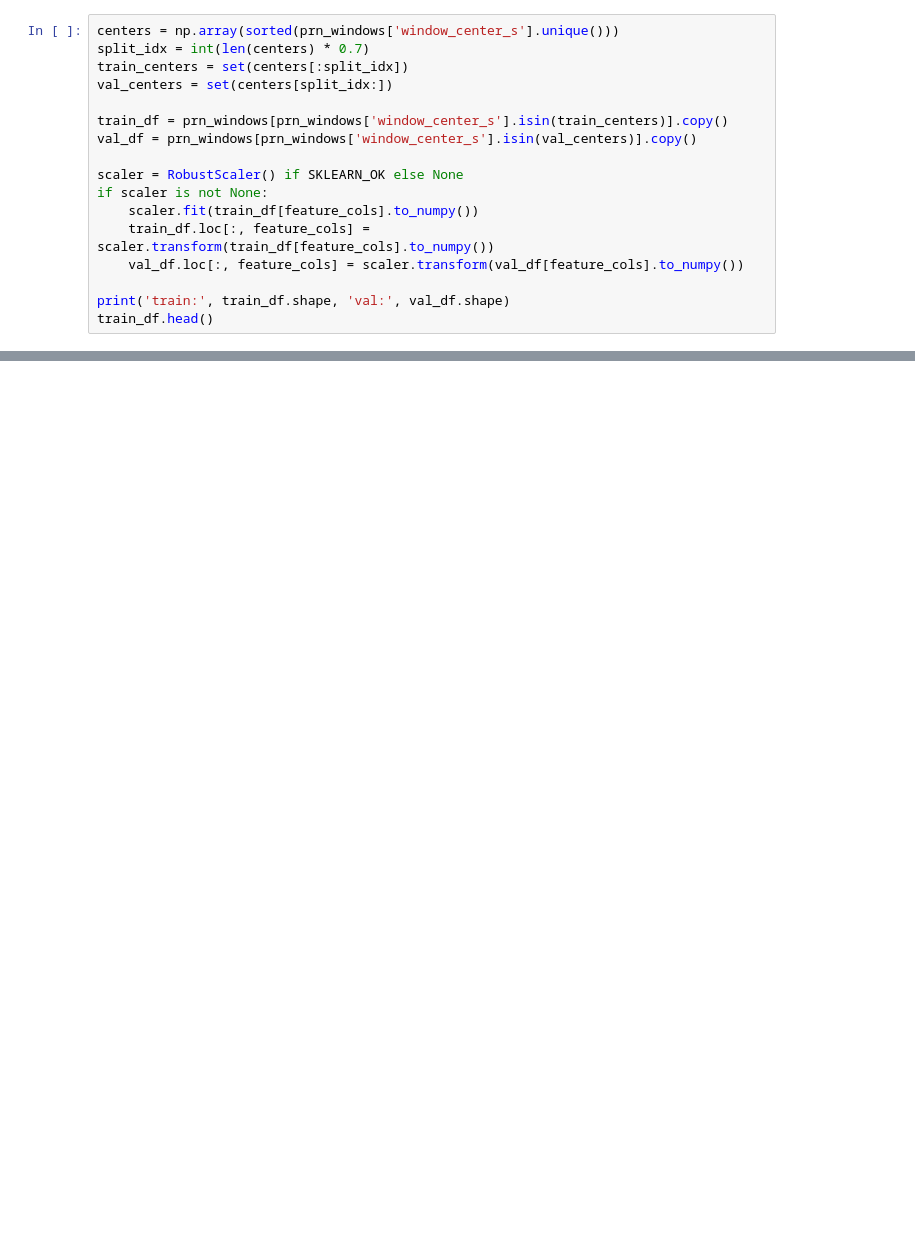
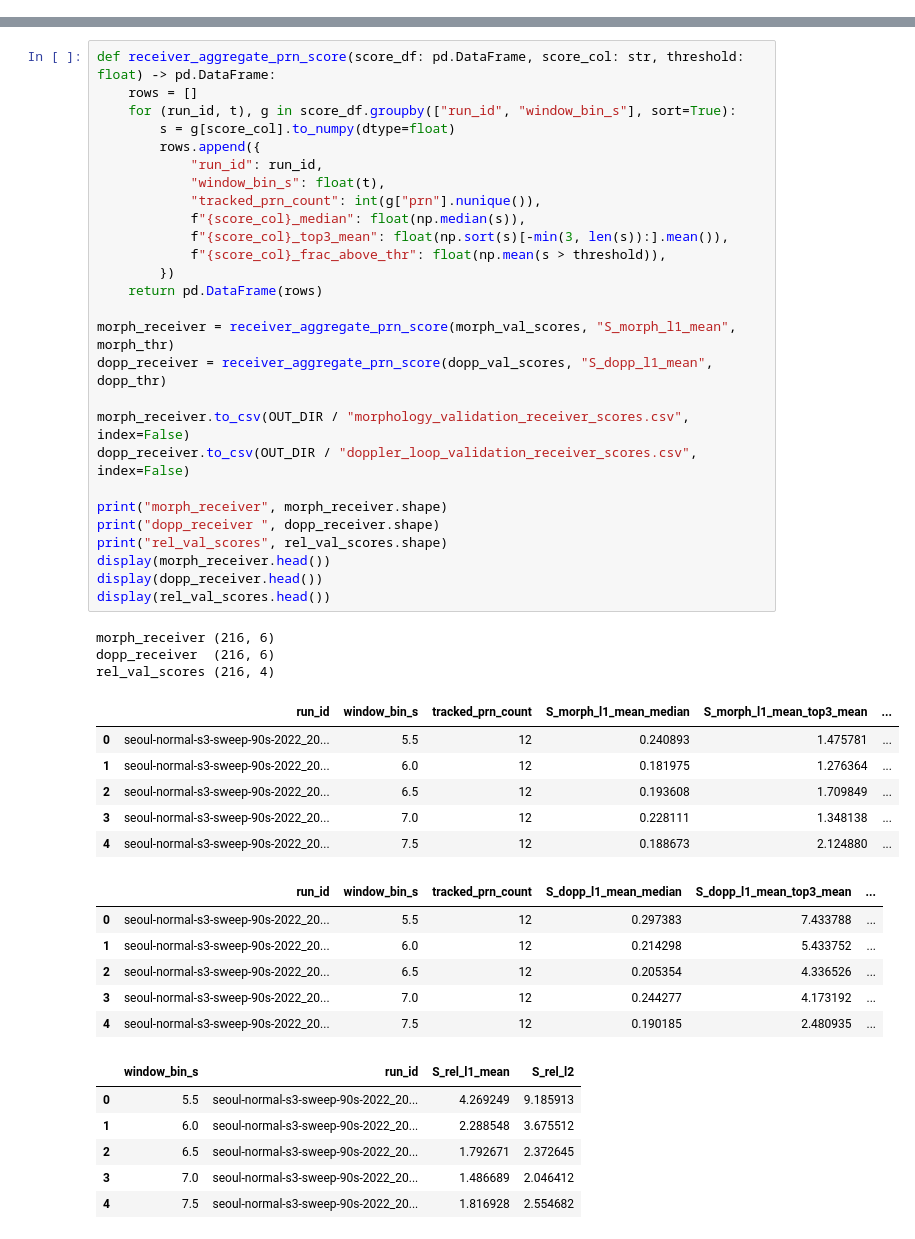
Before and after one commit to ljaehwan/gnss-doppler-lab, a Jupyter notebook: notebooks/experiments/normal_only_prn_graph_training.ipynb, the cells around one changed output, grey strips where cells are left out. Saved outputs shown, nothing was run; the diff lists cells and outputs as text; blank space fills up the shorter version.

```diff
--- a/notebooks/experiments/normal_only_prn_graph_training.ipynb
+++ b/notebooks/experiments/normal_only_prn_graph_training.ipynb
@@ -411,17 +0,0 @@ print('receiver windows:', prn_windows['window_center_s'].nunique())
-# %%
-centers = np.array(sorted(prn_windows['window_center_s'].unique()))
-split_idx = int(len(centers) * 0.7)
-train_centers = set(centers[:split_idx])
-val_centers = set(centers[split_idx:])
-
-train_df = prn_windows[prn_windows['window_center_s'].isin(train_centers)].copy()
-val_df = prn_windows[prn_windows['window_center_s'].isin(val_centers)].copy()
-
-scaler = RobustScaler() if SKLEARN_OK else None
-if scaler is not None:
-    scaler.fit(train_df[feature_cols].to_numpy())
-    train_df.loc[:, feature_cols] = scaler.transform(train_df[feature_cols].to_numpy())
-    val_df.loc[:, feature_cols] = scaler.transform(val_df[feature_cols].to_numpy())
-
-print('train:', train_df.shape, 'val:', val_df.shape)
-train_df.head()
@@ -714,0 +862,49 @@ artifacts/normal_only_prn_graph_training/
+# %%
+def receiver_aggregate_prn_score(score_df: pd.DataFrame, score_col: str, threshold: float) -> pd.DataFrame:
+    rows = []
+    for (run_id, t), g in score_df.groupby(["run_id", "window_bin_s"], sort=True):
+        s = g[score_col].to_numpy(dtype=float)
+        rows.append({
+            "run_id": run_id,
+            "window_bin_s": float(t),
+            "tracked_prn_count": int(g["prn"].nunique()),
+            f"{score_col}_median": float(np.median(s)),
+            f"{score_col}_top3_mean": float(np.sort(s)[-min(3, len(s)):].mean()),
+            f"{score_col}_frac_above_thr": float(np.mean(s > threshold)),
+        })
+    return pd.DataFrame(rows)
+
+morph_receiver = receiver_aggregate_prn_score(morph_val_scores, "S_morph_l1_mean", morph_thr)
+dopp_receiver = receiver_aggregate_prn_score(dopp_val_scores, "S_dopp_l1_mean", dopp_thr)
+
+morph_receiver.to_csv(OUT_DIR / "morphology_validation_receiver_scores.csv", index=False)
+dopp_receiver.to_csv(OUT_DIR / "doppler_loop_validation_receiver_scores.csv", index=False)
+
+print("morph_receiver", morph_receiver.shape)
+print("dopp_receiver ", dopp_receiver.shape)
+print("rel_val_scores", rel_val_scores.shape)
+display(morph_receiver.head())
+display(dopp_receiver.head())
+display(rel_val_scores.head())
+# %% [output]
+morph_receiver (216, 6)
+dopp_receiver  (216, 6)
+rel_val_scores (216, 4)
+|  | run_id | window_bin_s | tracked_prn_count | S_morph_l1_mean_median | S_morph_l1_mean_top3_mean | ... |
+| 0 | seoul-normal-s3-sweep-90s-2022_20... | 5.5 | 12 | 0.240893 | 1.475781 | ... |
+| 1 | seoul-normal-s3-sweep-90s-2022_20... | 6.0 | 12 | 0.181975 | 1.276364 | ... |
+| 2 | seoul-normal-s3-sweep-90s-2022_20... | 6.5 | 12 | 0.193608 | 1.709849 | ... |
+| 3 | seoul-normal-s3-sweep-90s-2022_20... | 7.0 | 12 | 0.228111 | 1.348138 | ... |
+| 4 | seoul-normal-s3-sweep-90s-2022_20... | 7.5 | 12 | 0.188673 | 2.124880 | ... |
+|  | run_id | window_bin_s | tracked_prn_count | S_dopp_l1_mean_median | S_dopp_l1_mean_top3_mean | ... |
+| 0 | seoul-normal-s3-sweep-90s-2022_20... | 5.5 | 12 | 0.297383 | 7.433788 | ... |
+| 1 | seoul-normal-s3-sweep-90s-2022_20... | 6.0 | 12 | 0.214298 | 5.433752 | ... |
+| 2 | seoul-normal-s3-sweep-90s-2022_20... | 6.5 | 12 | 0.205354 | 4.336526 | ... |
+| 3 | seoul-normal-s3-sweep-90s-2022_20... | 7.0 | 12 | 0.244277 | 4.173192 | ... |
+| 4 | seoul-normal-s3-sweep-90s-2022_20... | 7.5 | 12 | 0.190185 | 2.480935 | ... |
+|  | window_bin_s | run_id | S_rel_l1_mean | S_rel_l2 |
+| 0 | 5.5 | seoul-normal-s3-sweep-90s-2022_20... | 4.269249 | 9.185913 |
+| 1 | 6.0 | seoul-normal-s3-sweep-90s-2022_20... | 2.288548 | 3.675512 |
+| 2 | 6.5 | seoul-normal-s3-sweep-90s-2022_20... | 1.792671 | 2.372645 |
+| 3 | 7.0 | seoul-normal-s3-sweep-90s-2022_20... | 1.486689 | 2.046412 |
+| 4 | 7.5 | seoul-normal-s3-sweep-90s-2022_20... | 1.816928 | 2.554682 |
```
Also changed, not shown: parts of 56 cells of this notebook, 37 other files.
